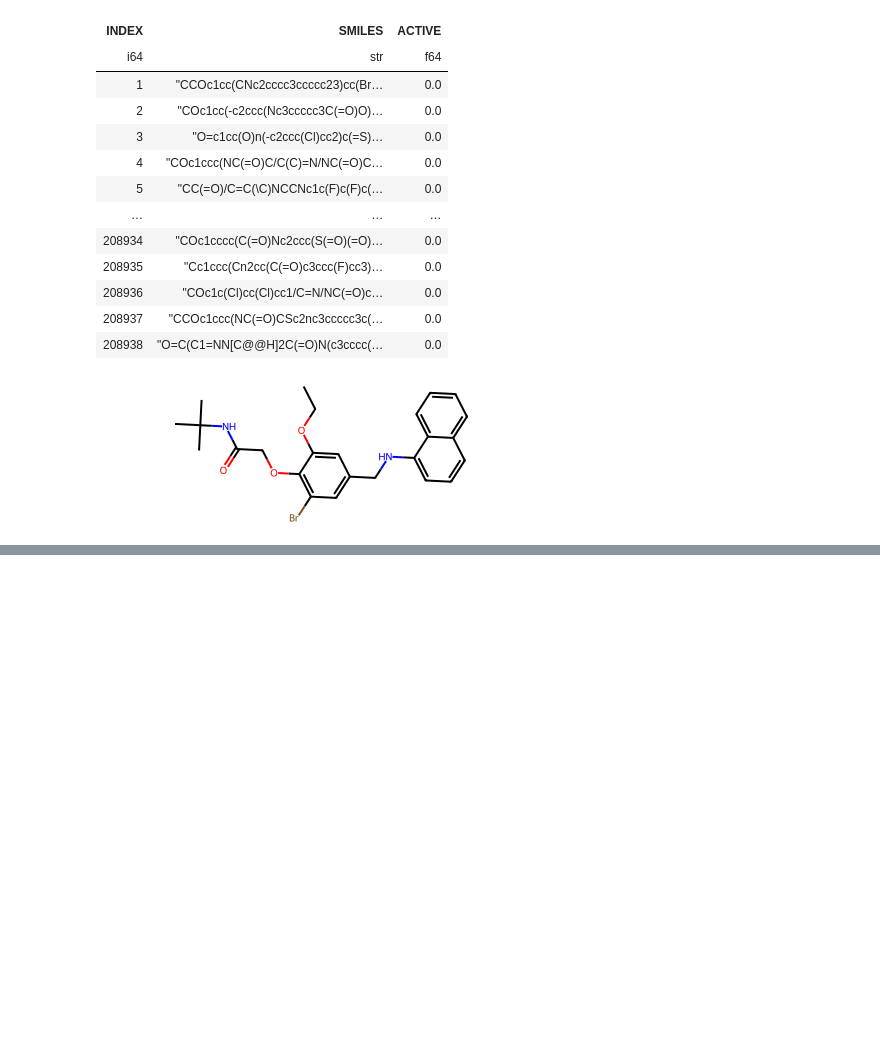
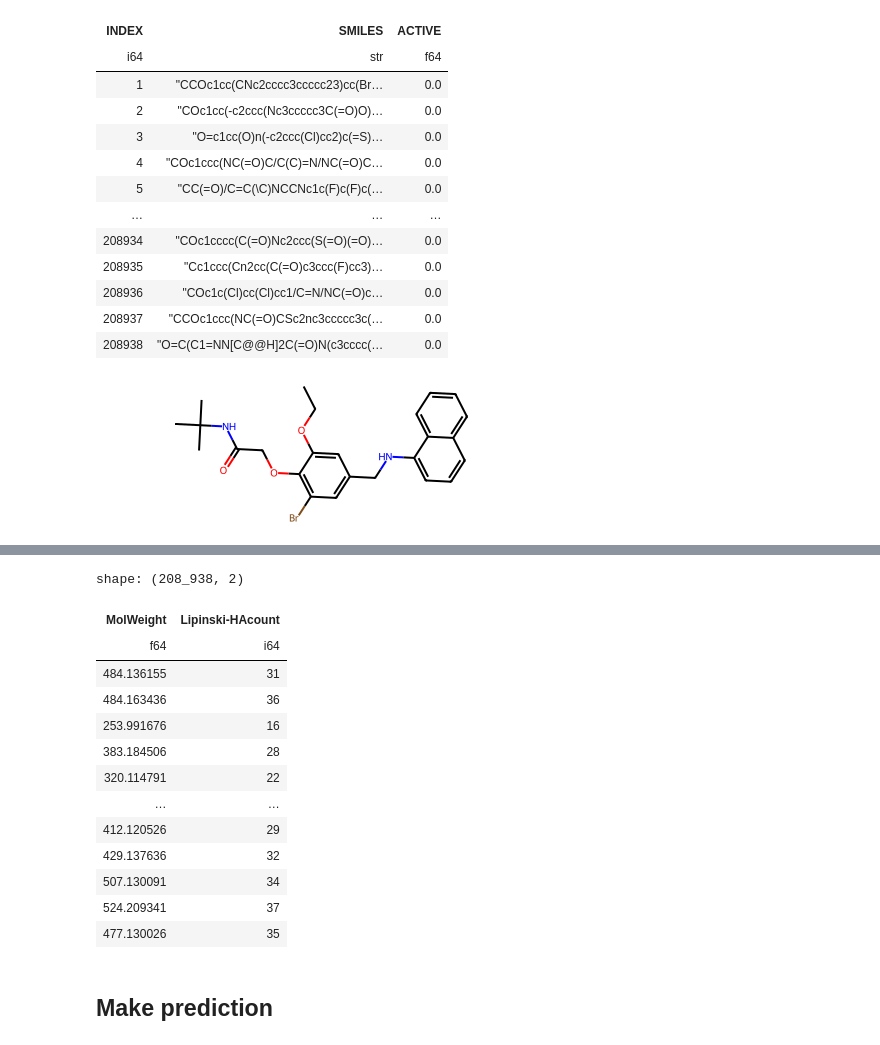
Before and after one commit to RubenvanGemeren/ID2214-Programming-for-data-science, a Jupyter notebook: Assignment4/Assignment4.ipynb, the cells around one changed output, grey strips where cells are left out. Drawn from its saved outputs; the diff is of its cells as text; code cells hidden in the pictures; blank space fills up the shorter version.

```diff
--- a/Assignment4/Assignment4.ipynb
+++ b/Assignment4/Assignment4.ipynb
@@ -43,0 +55,11 @@ m1.GetNumAtoms()
+# %%
+def calc_mol_descriptors(smiles):
+    mol = Chem.MolFromSmiles(smiles)
+    if mol is None:
+        return None
+    return d.CalcExactMolWt(mol)
+
+# Apply the function to the SMILES column
+training_df = training_df.with_columns(
+    pl.col("SMILES").map_elements(calc_mol_descriptors, return_dtype=pl.Float64).alias("MolWeight")
+)
@@ -43,0 +68,13 @@ m1.GetNumAtoms()
+# %%
+import rdkit.Chem.Lipinski as l
+
+def calc_lipinski(smiles):
+    mol = Chem.MolFromSmiles(smiles)
+    if mol is None:
+        return None
+    return l.HeavyAtomCount(mol)
+
+# Apply the function to the SMILES column
+training_df = training_df.with_columns(
+    pl.col("SMILES").map_elements(calc_lipinski, return_dtype=pl.Int64).alias("Lipinski-HAcount")
+)
@@ -43,0 +83,19 @@ m1.GetNumAtoms()
+# %%
+training_df.select("MolWeight", "Lipinski-HAcount")
+# %% [output]
+shape: (208_938, 2)
+| MolWeight | Lipinski-HAcount |
+| f64 | i64 |
+| 484.136155 | 31 |
+| 484.163436 | 36 |
+| 253.991676 | 16 |
+| 383.184506 | 28 |
+| 320.114791 | 22 |
+| … | … |
+| 412.120526 | 29 |
+| 429.137636 | 32 |
+| 507.130091 | 34 |
+| 524.209341 | 37 |
+| 477.130026 | 35 |
+# %% [markdown]
+## Make prediction
```
Also changed, not shown: parts of 13 cells of this notebook, 1 other file.
